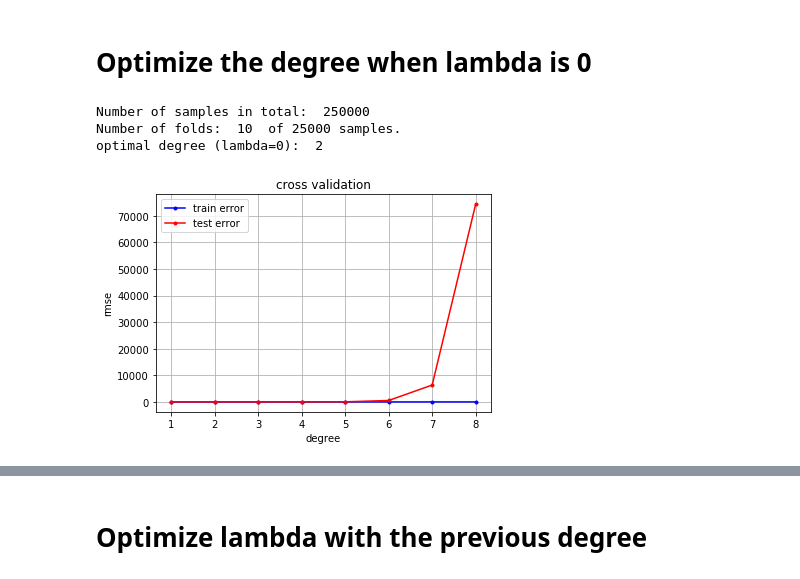
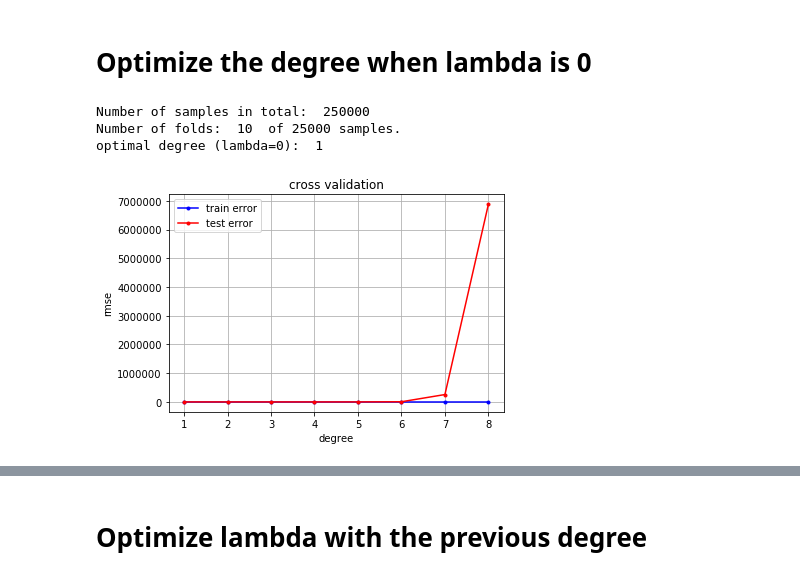
Before and after one commit to iricchi/Project1_ML, a Jupyter notebook: code/tom/t_ridge_regression.ipynb, the cells around one changed output, grey strips where cells are left out. Drawn from its saved outputs; the diff is of its cells as text; code cells hidden in the pictures.

```diff
--- a/code/tom/t_ridge_regression.ipynb
+++ b/code/tom/t_ridge_regression.ipynb
@@ -124,21 +121,21 @@ classification error:  18.25956103648242
 # %%
 from cross_validation_ridge_regression import *
 
 # choose features
-ind_features = [1, 13, 6, 11, 7, 2, 16, 10, 12, 21, 19, 5, 9, 23, 0, 26, 3, 22, 4, 18, 28]
+ind_features = range(1,30)
 
 # parameters
 degree_min = 1
 degree_max = 8
 lambda_ = 0
 k_fold = 10
 
 # cross validation
 degree_opt, rmse_tr, rmse_te = cross_validation_degree_ridge_regression(y, X[:,ind_features], lambda_, degree_min, degree_max, k_fold)
 
 print('optimal degree (lambda=0): ', degree_opt)
 # %% [output]
 Number of samples in total:  250000
 Number of folds:  10  of 25000 samples.
-optimal degree (lambda=0):  2
+optimal degree (lambda=0):  1
-[figure, old version]
+[figure, new version]
```
Also changed, not shown: parts of 7 cells of this notebook, 7 other files.
